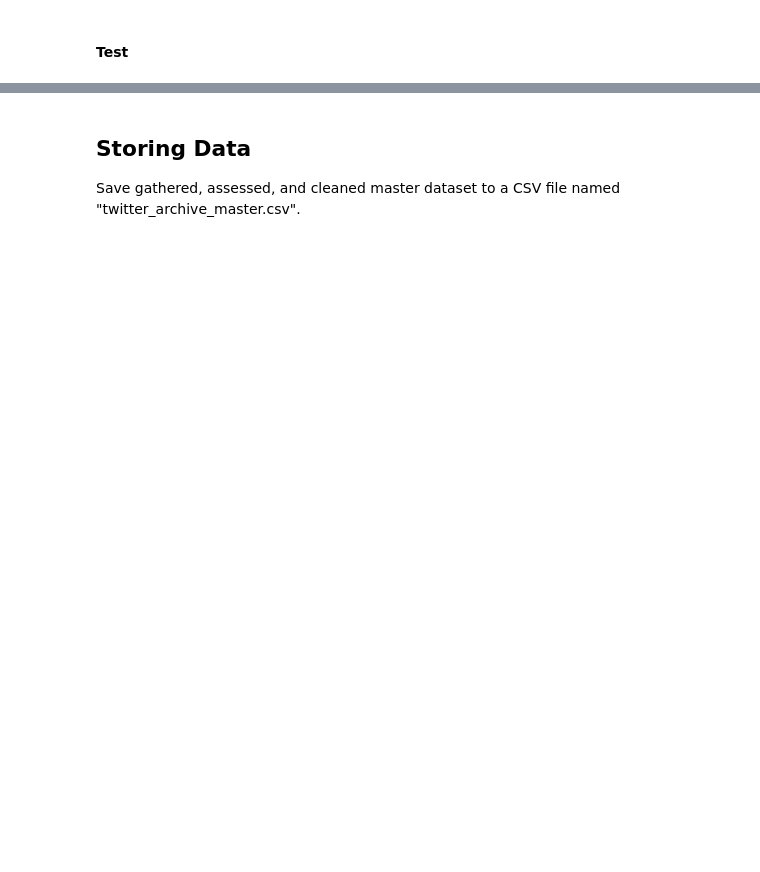
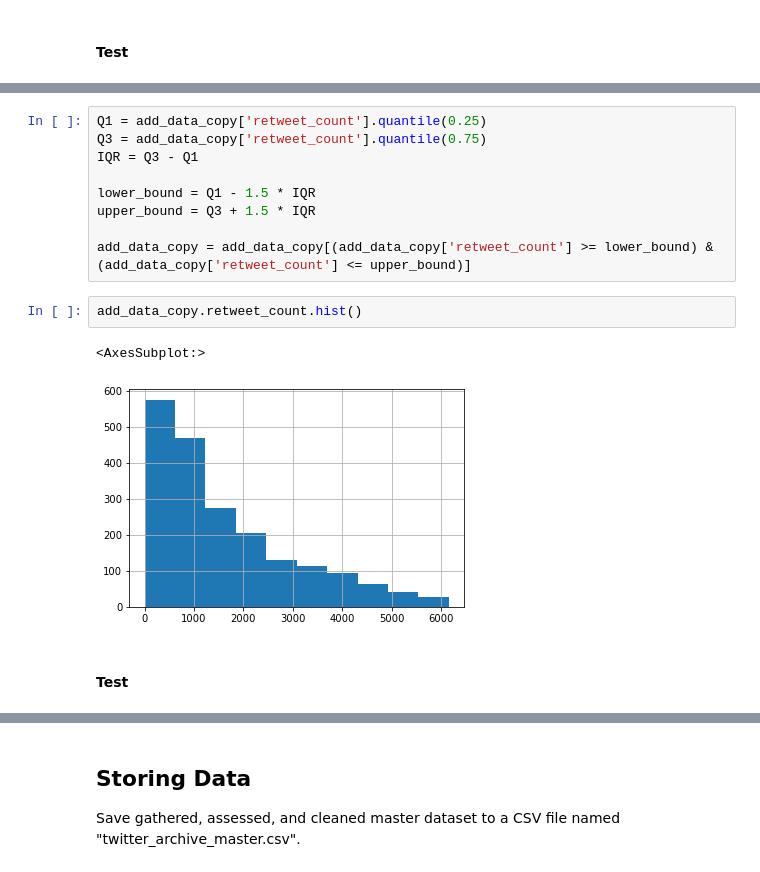
Before and after one commit to DiegoPinzon1049/Data_Wrangling_Udacity, a Jupyter notebook: wrangle_act.ipynb, the cells around one changed output, grey strips where cells are left out. Saved outputs shown, nothing was run; the diff lists cells and outputs as text; blank space fills up the shorter version.

```diff
--- a/wrangle_act.ipynb
+++ b/wrangle_act.ipynb
@@ -193,0 +390,16 @@ In this section, clean **all** of the issues you documented while assessing.
+# %%
+Q1 = add_data_copy['retweet_count'].quantile(0.25)
+Q3 = add_data_copy['retweet_count'].quantile(0.75)
+IQR = Q3 - Q1
+
+lower_bound = Q1 - 1.5 * IQR
+upper_bound = Q3 + 1.5 * IQR
+
+add_data_copy = add_data_copy[(add_data_copy['retweet_count'] >= lower_bound) & (add_data_copy['retweet_count'] <= upper_bound)]
+# %%
+add_data_copy.retweet_count.hist()
+# %% [output]
+<AxesSubplot:>
+[figure, added]
+# %% [markdown]
+#### Test
```
Also changed, not shown: parts of 110 cells of this notebook, 3 other files.
